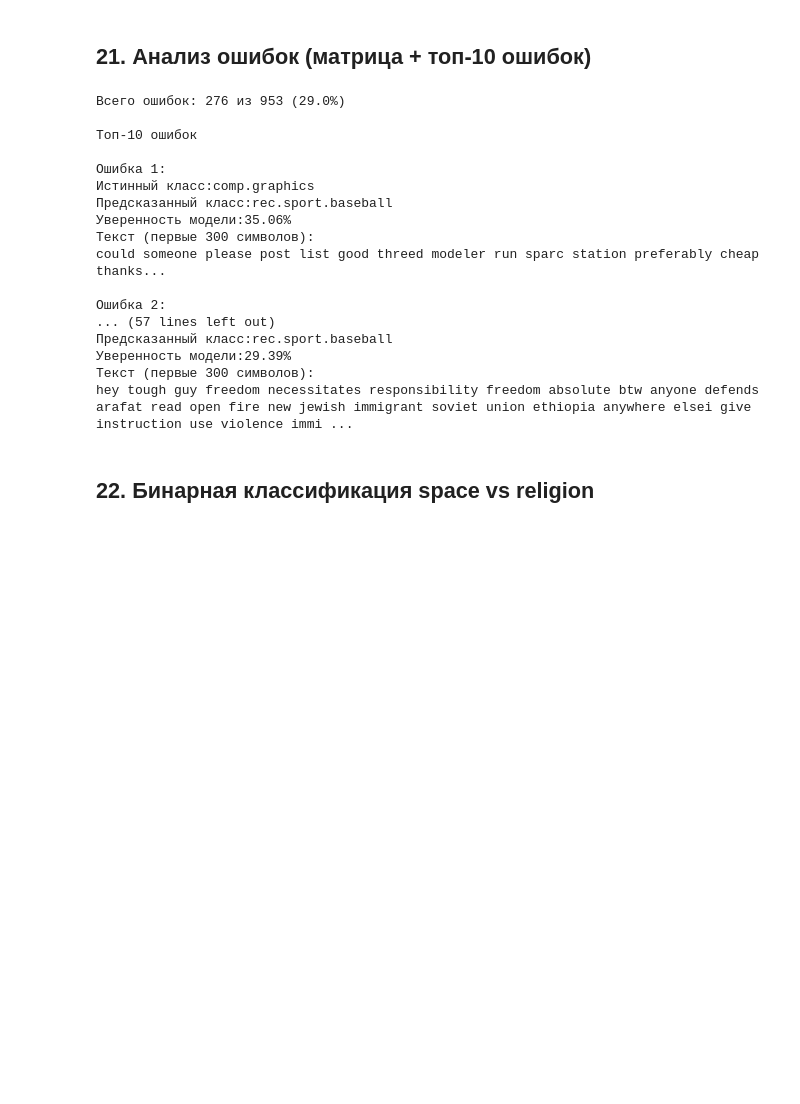
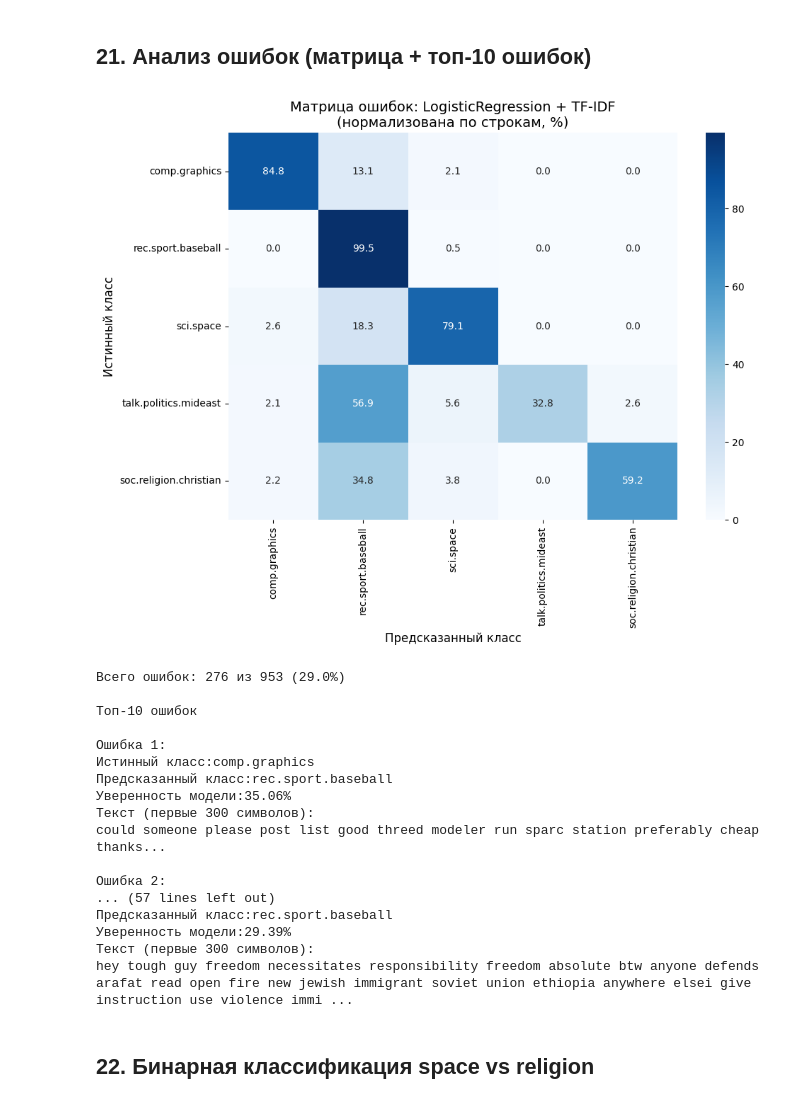
Before and after one commit to filippovazh/text-classification-clustering, a Jupyter notebook: ml_project.ipynb, the cells around one changed output. Drawn from its saved outputs; the diff is of its cells as text; code cells hidden in the pictures; blank space fills up the shorter version.

```diff
--- a/ml_project.ipynb
+++ b/ml_project.ipynb
@@ -918,6 +918,32 @@ LogisticRegression         0.8327            0.8330
 # %% [markdown]
 ## 21. Анализ ошибок (матрица + топ-10 ошибок)
 # %%
+from sklearn.metrics import confusion_matrix
+import seaborn as sns
+import matplotlib.pyplot as plt
+
+y_pred_best = best_model.predict(X_test_tfidf)
+cm = confusion_matrix(y_test, y_pred_best)
+cm_norm = cm.astype('float') / cm.sum(axis=1)[:, np.newaxis] * 100
+
+class_names = {
+    0: 'comp.graphics',
+    1: 'rec.sport.baseball',
+    2: 'sci.space',
+    3: 'talk.politics.mideast',
+    4: 'soc.religion.christian'
+}
+class_list = [class_names[i] for i in range(5)]
+
+plt.figure(figsize=(10, 8))
+sns.heatmap(cm_norm, annot=True, fmt='.1f', cmap='Blues',
+            xticklabels=class_list, yticklabels=class_list)
+plt.title('Матрица ошибок: LogisticRegression + TF-IDF\n(нормализована по строкам, %)', fontsize=14)
+plt.xlabel('Предсказанный класс', fontsize=12)
+plt.ylabel('Истинный класс', fontsize=12)
+plt.tight_layout()
+plt.show()
+
 misclassified_idx = np.where(y_test != y_pred_best)[0]
 print(f"Всего ошибок: {len(misclassified_idx)} из {len(y_test)} ({len(misclassified_idx)/len(y_test)*100:.1f}%)")
 
@@ -925,33 +951,34 @@ y_proba = best_model.predict_proba(X_test_tfidf)
 y_max_proba = np.max(y_proba, axis=1)
 
 errors_info = []
 for idx in misclassified_idx:
     true_class = y_test[idx]
     pred_class = y_pred_best[idx]
     confidence = y_max_proba[idx]
 
     text_fragment = X_test_text.iloc[idx][:300]
 
     errors_info.append({
         'index': idx,
         'true_class': class_names[true_class],
         'pred_class': class_names[pred_class],
         'confidence': confidence,
         'text': text_fragment
     })
 
 errors_info.sort(key=lambda x: x['confidence'], reverse=True)
 
 print("\nТоп-10 ошибок\n")
 for i, err in enumerate(errors_info[:10]):
     print(f"Ошибка {i+1}:")
     print(f"Истинный класс:{err['true_class']}")
     print(f"Предсказанный класс:{err['pred_class']}")
     print(f"Уверенность модели:{err['confidence']:.2%}")
     print(f"Текст (первые 300 символов):")
     print(f"{err['text'][:300]}...")
     print()
 # %% [output]
+[figure, added]
 Всего ошибок: 276 из 953 (29.0%)
 
 Топ-10 ошибок
```
Also changed, not shown: parts of 3 cells of this notebook, 1 other file.
